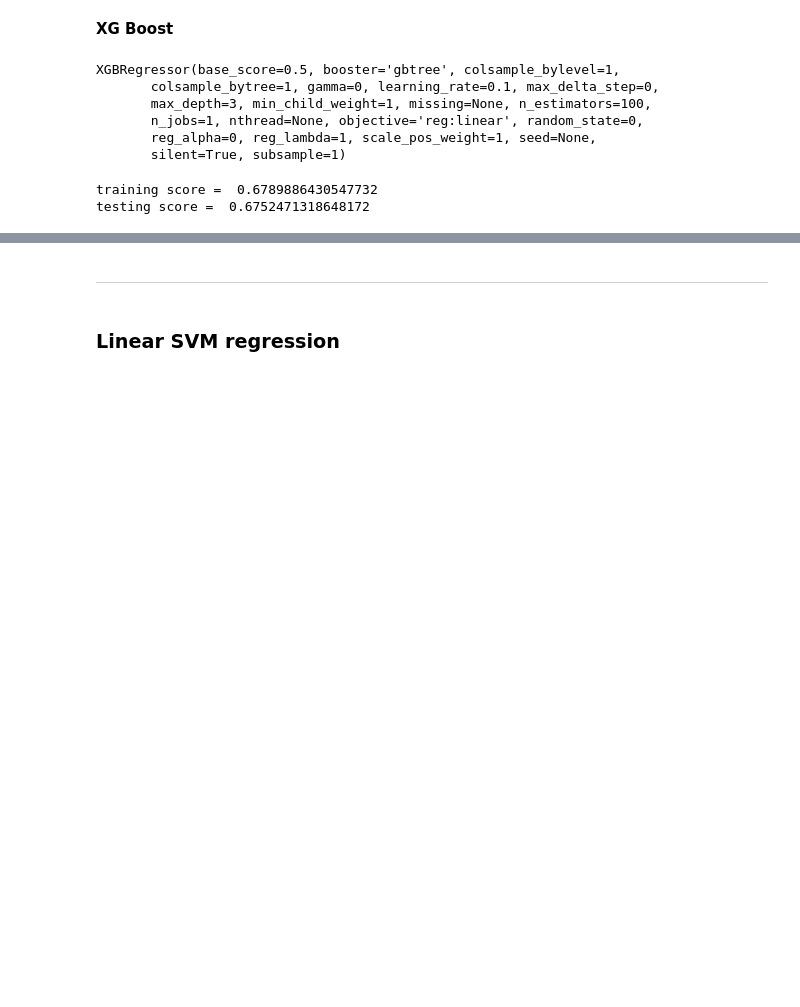
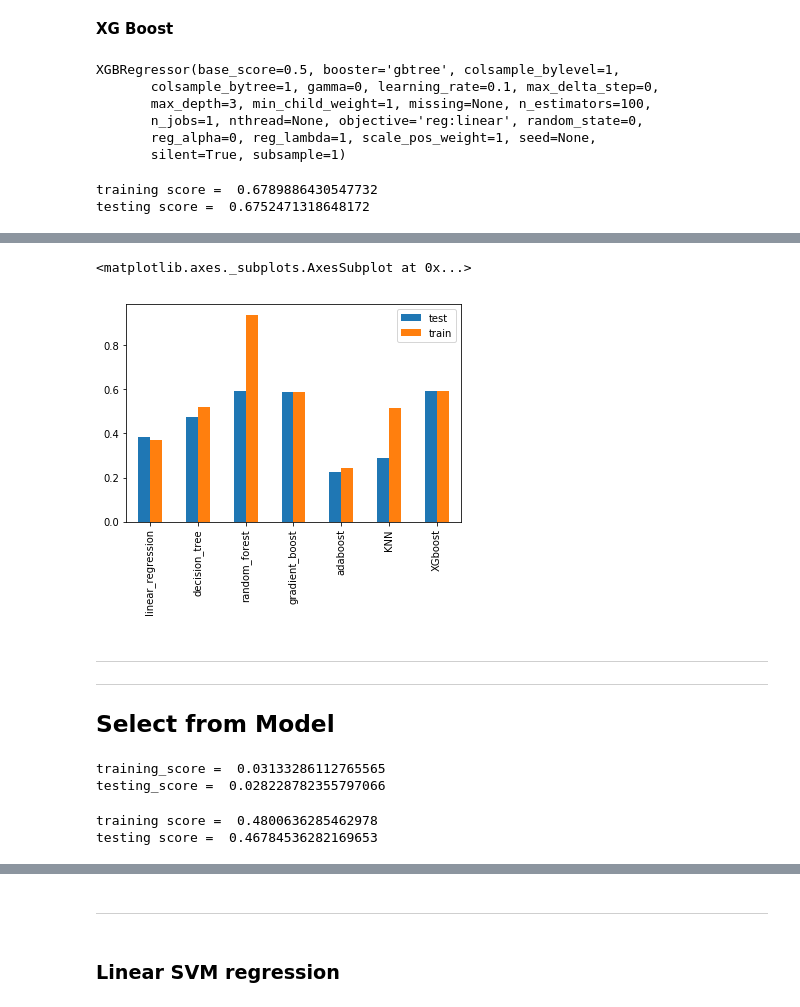
Before and after one commit to kavishashroff/Springboard, a Jupyter notebook: Capstone 1/Machine Learning.ipynb, the cells around one changed output, grey strips where cells are left out. Drawn from its saved outputs; the diff is of its cells as text; code cells hidden in the pictures; blank space fills up the shorter version.

```diff
--- a/Capstone 1/Machine Learning.ipynb
+++ b/Capstone 1/Machine Learning.ipynb
@@ -579,0 +771,8 @@ testing_score after feature selection =  0.03062175082111418
+# %%
+ada_boost = AdaBoostRegressor()
+ada_model = ada_boost.fit(X_train, y_train)
+
+print('training score = ', ada_model.score(X_train, y_train))
+print('testing score = ', ada_model.score(X_test, y_test))
+
+model_scores_low_variance['adaboost']={'train':ada_model.score(X_train, y_train), 'test':ada_model.score(X_test, y_test)}
@@ -579,0 +782,8 @@ testing_score after feature selection =  0.03062175082111418
+# %%
+knn = KNeighborsRegressor()
+knn_model = knn.fit(X_train, y_train)
+
+print('training score = ', knn_model.score(X_train, y_train))
+print('testing score = ', knn_model.score(X_test, y_test))
+
+model_scores_low_variance['KNN']={'train':knn_model.score(X_train, y_train), 'test':knn_model.score(X_test, y_test)}
@@ -579,0 +793,8 @@ testing_score after feature selection =  0.03062175082111418
+# %%
+xg_reg = xgb.XGBRegressor(objective ='reg:linear')
+xg_reg.fit(X_train,y_train)
+
+print('training score = ', xg_reg.score(X_train, y_train))
+print('testing score = ', xg_reg.score(X_test, y_test))
+
+model_scores_low_variance['XGboost']={'train':xg_reg.score(X_train, y_train), 'test':xg_reg.score(X_test, y_test)}
@@ -579,0 +804,4 @@ testing_score after feature selection =  0.03062175082111418
+# %%
+models_low_variance = pd.DataFrame(model_scores_low_variance)
+models_low_variance = models_low_variance.T
+models_low_variance
@@ -579,0 +817,9 @@ testing_score after feature selection =  0.03062175082111418
+# %%
+models_low_variance.plot(kind='bar')
+# %% [output]
+<matplotlib.axes._subplots.AxesSubplot at 0x...>
+[figure, added]
+# %% [markdown]
+******
+******
+##  Select from Model
@@ -579,0 +828,40 @@ testing_score after feature selection =  0.03062175082111418
+# %%
+from sklearn.feature_selection import SelectFromModel
+
+X = ml_df_o_noprice
+y = ml_df_o.price
+
+lm = LinearRegression()
+
+sfm = SelectFromModel(lm, threshold='median', max_features=50)
+X_new= sfm.fit_transform(X,y)
+
+X_train, X_test, y_train, y_test = train_test_split(X_new, y, test_size=0.3, random_state=6)
+
+lm.fit(X_train, y_train)
+print('training_score = ', lm.score(X_train, y_train))
+print('testing_score = ', lm.score(X_test, y_test))
+
+model_scores_sfm['linear_regression']={'train':lm.score(X_train, y_train), 'test':lm.score(X_test, y_test)}
+# %% [output]
+training_score =  0.03133286112765565
+testing_score =  0.028228782355797066
+# %%
+X, y = ml_df_o_noprice , ml_df_o.price
+
+decision_tree = tree.DecisionTreeRegressor(max_features='sqrt', min_impurity_decrease=0.5)
+
+sfm = SelectFromModel(decision_tree, threshold='median')
+X_new= sfm.fit_transform(X,y)
+
+X_train, X_test, y_train, y_test = train_test_split(X_new, y, test_size=0.3, random_state=6)
+
+decision_tree.fit(X_train, y_train)
+
+print('training score = ', decision_tree.score(X_train,y_train))
+print('testing score = ', decision_tree.score(X_test,y_test))
+
+model_scores_sfm['decision_tree']={'train':decision_tree.score(X_train, y_train), 'test':decision_tree.score(X_test, y_test)}
+# %% [output]
+training score =  0.4800636285462978
+testing score =  0.46784536282169653
```
Also changed, not shown: parts of 59 cells of this notebook.
